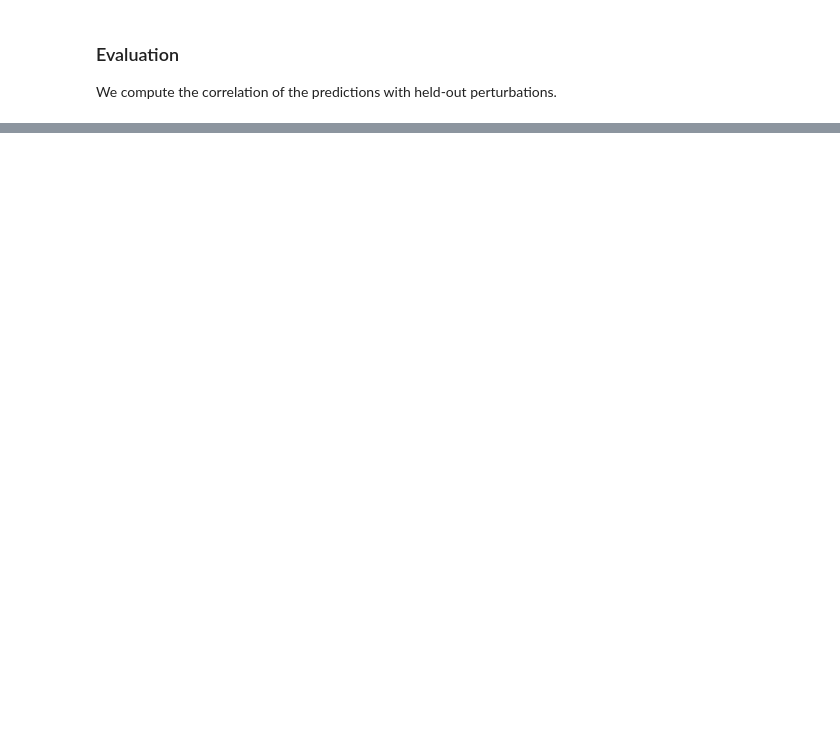
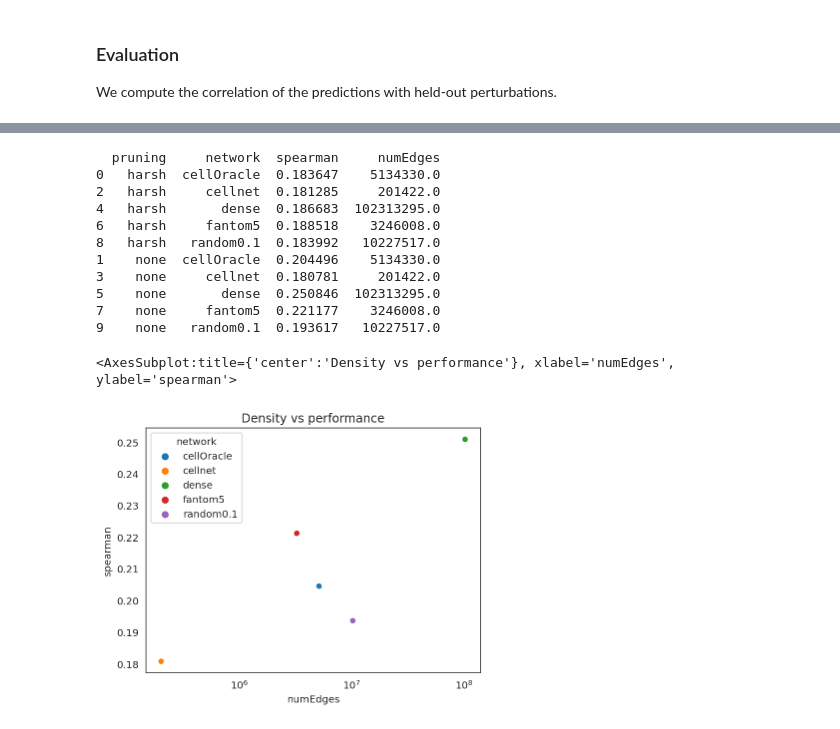
Before and after one commit to ekernf01/perturbation_benchmarking, a Jupyter notebook: scripts/in_silico_perturbation.ipynb, the cells around one changed output, grey strips where cells are left out. Saved outputs shown, nothing was run; the diff lists cells and outputs as text; code cells hidden in the pictures; blank space fills up the shorter version.

```diff
--- a/scripts/in_silico_perturbation.ipynb
+++ b/scripts/in_silico_perturbation.ipynb
@@ -384,0 +508,28 @@ plt.show()
+# %%
+summary = evaluationResults[~evaluationResults['somePredictionRefused']]
+summary = summary.groupby(["pruning", "network"]).mean()[["spearman"]].reset_index(["pruning", "network"])
+summary = summary.merge(network_sizes)
+summary.sort_values(['pruning', 'network'], inplace=True)
+summary.to_csv("../results/" + VERSION + "/networksExperimentEvaluationSummary.csv")
+print(summary)
+baseNetworkComparisonFigureCompact = sns.scatterplot(data=summary[[p!="harsh" for p in summary["pruning"]]],
+                x='numEdges',
+                y='spearman',
+                hue='network')
+baseNetworkComparisonFigureCompact.set_xscale("log")
+baseNetworkComparisonFigureCompact.set(title="Density vs performance")
+baseNetworkComparisonFigureCompact
+# %% [output]
+  pruning     network  spearman     numEdges
+0   harsh  cellOracle  0.183647    5134330.0
+2   harsh     cellnet  0.181285     201422.0
+4   harsh       dense  0.186683  102313295.0
+6   harsh     fantom5  0.188518    3246008.0
+8   harsh   random0.1  0.183992   10227517.0
+1    none  cellOracle  0.204496    5134330.0
+3    none     cellnet  0.180781     201422.0
+5    none       dense  0.250846  102313295.0
+7    none     fantom5  0.221177    3246008.0
+9    none   random0.1  0.193617   10227517.0
+<AxesSubplot:title={'center':'Density vs performance'}, xlabel='numEdges', ylabel='spearman'>
+[figure, added]
```
Also changed, not shown: parts of 26 cells of this notebook, 14 other files.
